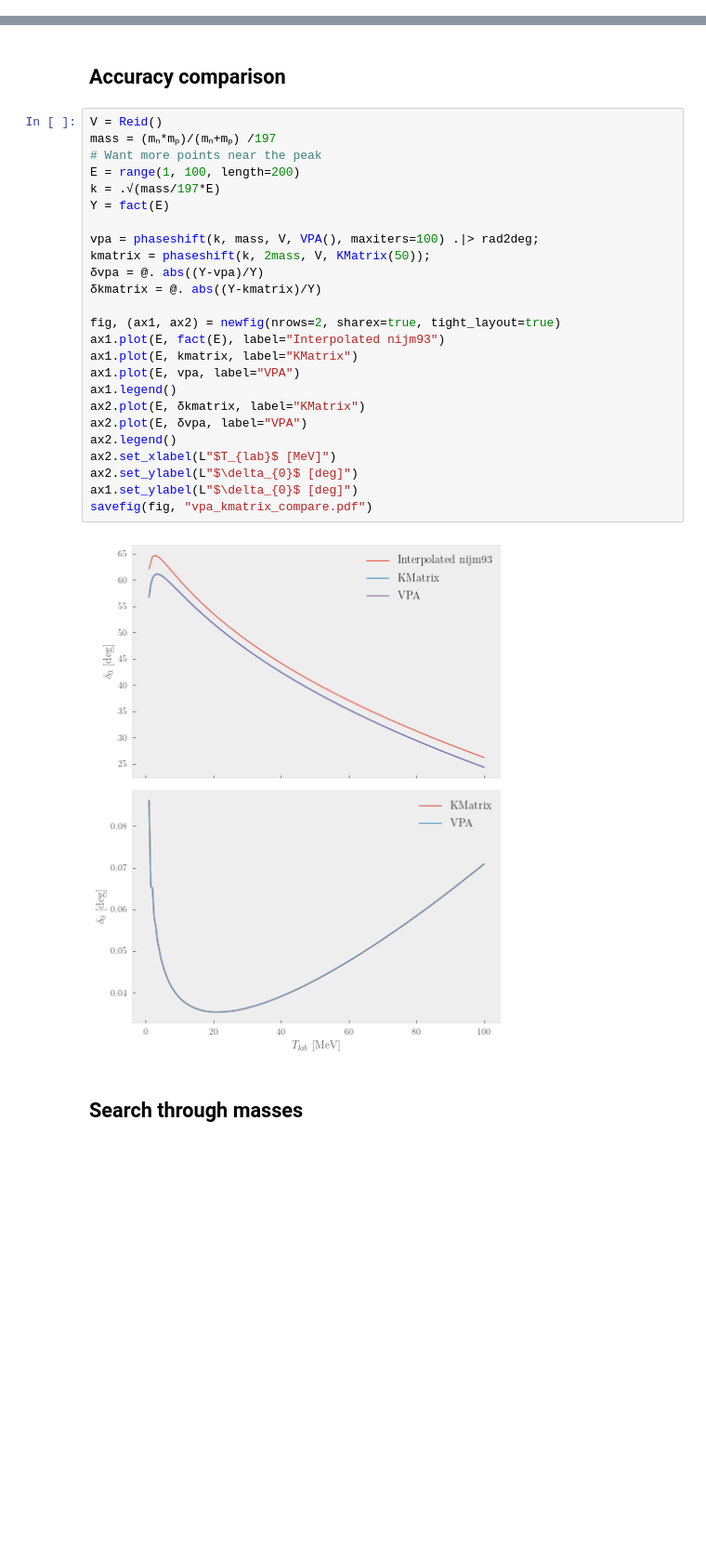
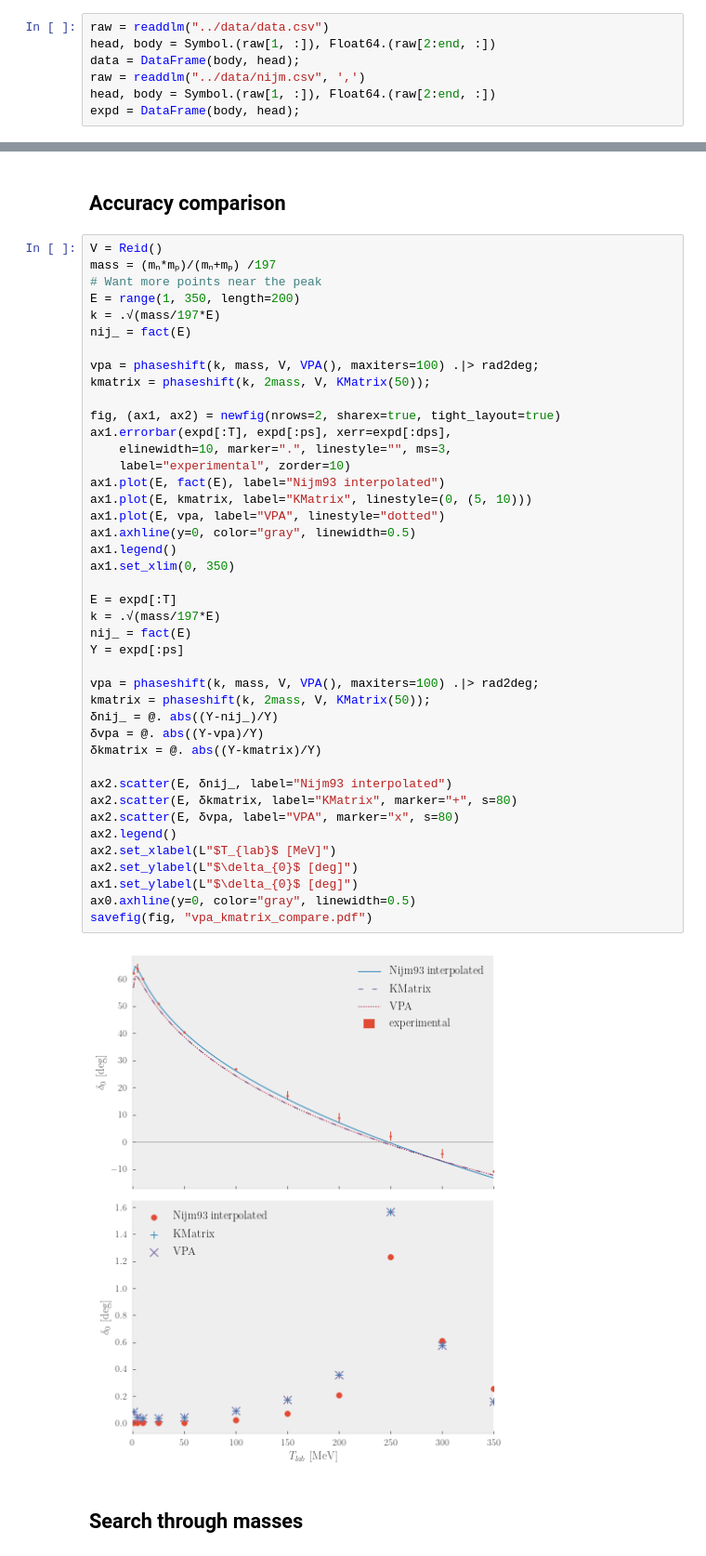
Before and after one commit to ErlendLima/NuclearForces, a Jupyter notebook: project1/notebook/Project.ipynb, the cells around one changed output, grey strips where cells are left out. Shown at 93% size. Saved outputs shown, nothing was run; the diff lists cells and outputs as text; blank space fills up the shorter version.

```diff
--- a/project1/notebook/Project.ipynb
+++ b/project1/notebook/Project.ipynb
@@ -78,3 +97,10 @@ pi_ticks (generic function with 1 method)
+# %%
+raw = readdlm("../data/data.csv")
+head, body = Symbol.(raw[1, :]), Float64.(raw[2:end, :])
+data = DataFrame(body, head);
+raw = readdlm("../data/nijm.csv", ',')
+head, body = Symbol.(raw[1, :]), Float64.(raw[2:end, :])
+expd = DataFrame(body, head);
 # %% [markdown]
 ## The Potentials
 # %% [markdown]
@@ -848,30 +871,47 @@ Dict{Any,Any} with 6 entries:
 # %%
 V = Reid()
 mass = (mₙ*mₚ)/(mₙ+mₚ) /197
 # Want more points near the peak
-E = range(1, 100, length=200)
+E = range(1, 350, length=200)
 k = .√(mass/197*E)
-Y = fact(E)
+nij_ = fact(E)
 
 vpa = phaseshift(k, mass, V, VPA(), maxiters=100) .|> rad2deg;
 kmatrix = phaseshift(k, 2mass, V, KMatrix(50));
+
+fig, (ax1, ax2) = newfig(nrows=2, sharex=true, tight_layout=true)
+ax1.errorbar(expd[:T], expd[:ps], xerr=expd[:dps],
+    elinewidth=10, marker=".", linestyle="", ms=3,
+    label="experimental", zorder=10)
+ax1.plot(E, fact(E), label="Nijm93 interpolated")
+ax1.plot(E, kmatrix, label="KMatrix", linestyle=(0, (5, 10)))
+ax1.plot(E, vpa, label="VPA", linestyle="dotted")
+ax1.axhline(y=0, color="gray", linewidth=0.5)
+ax1.legend()
+ax1.set_xlim(0, 350)
+
+E = expd[:T]
+k = .√(mass/197*E)
+nij_ = fact(E)
+Y = expd[:ps]
+
+vpa = phaseshift(k, mass, V, VPA(), maxiters=100) .|> rad2deg;
+kmatrix = phaseshift(k, 2mass, V, KMatrix(50));
+δnij_ = @. abs((Y-nij_)/Y)
 δvpa = @. abs((Y-vpa)/Y)
 δkmatrix = @. abs((Y-kmatrix)/Y)
 
-fig, (ax1, ax2) = newfig(nrows=2, sharex=true, tight_layout=true)
-ax1.plot(E, fact(E), label="Interpolated nijm93")
-ax1.plot(E, kmatrix, label="KMatrix")
-ax1.plot(E, vpa, label="VPA")
-ax1.legend()
-ax2.plot(E, δkmatrix, label="KMatrix")
-ax2.plot(E, δvpa, label="VPA")
+ax2.scatter(E, δnij_, label="Nijm93 interpolated")
+ax2.scatter(E, δkmatrix, label="KMatrix", marker="+", s=80)
+ax2.scatter(E, δvpa, label="VPA", marker="x", s=80)
 ax2.legend()
 ax2.set_xlabel(L"$T_{lab}$ [MeV]")
 ax2.set_ylabel(L"$\delta_{0}$ [deg]")
 ax1.set_ylabel(L"$\delta_{0}$ [deg]")
+ax0.axhline(y=0, color="gray", linewidth=0.5)
 savefig(fig, "vpa_kmatrix_compare.pdf")
 # %% [output]
-[figure, old version]
+[figure, new version]
 # %% [markdown]
 ## Search through masses
 # %%
```
Also changed, not shown: parts of 22 cells of this notebook, 24 other files.
